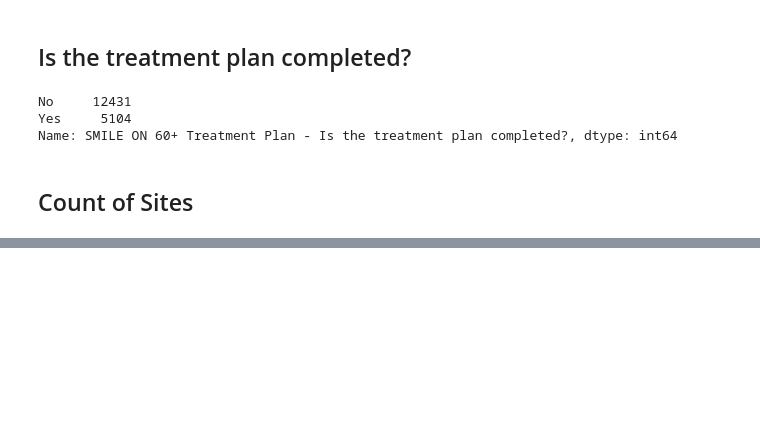
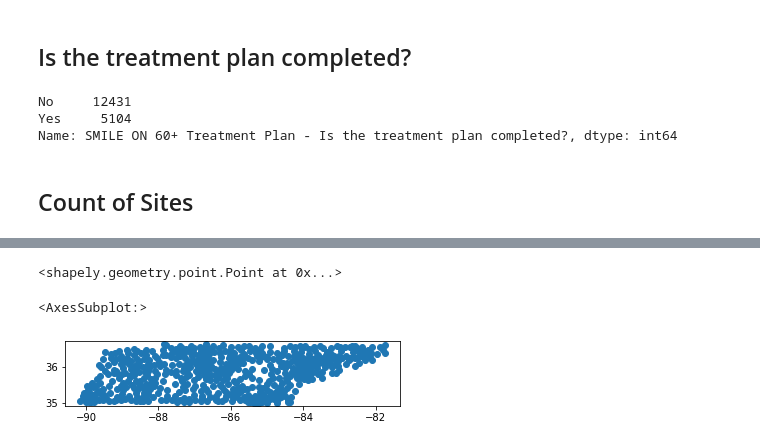
Before and after one commit to bsfcs/smile-on-black_panther, a Jupyter notebook: smile on.ipynb, the cells around one changed output, grey strips where cells are left out. Drawn from its saved outputs; the diff is of its cells as text; code cells hidden in the pictures; blank space fills up the shorter version.

```diff
--- a/smile on.ipynb
+++ b/smile on.ipynb
@@ -218,0 +401,3 @@ Name: SMILE ON 60+ Oral Care Encounter - What care was provided to the enrollee?
+# %%
+poverty = poverty.rename(columns = {'Zip Code':'zip','% Poverty Level':'poverty_level','National Rank':'national_rank'})
+poverty.head()
@@ -218,0 +445,5 @@ Name: SMILE ON 60+ Oral Care Encounter - What care was provided to the enrollee?
+# %%
+poverty['geometry'] = poverty.apply(lambda x: Point((float(x.lng),
+                                                         float(x.lat))),
+                                        axis=1)
+poverty.head(3)
@@ -218,0 +468,3 @@ Name: SMILE ON 60+ Oral Care Encounter - What care was provided to the enrollee?
+# %%
+poverty.crs = "EPSG:4326"
+print(poverty.crs)
@@ -218,0 +491,3 @@ Name: SMILE ON 60+ Oral Care Encounter - What care was provided to the enrollee?
+# %%
+poverty = gpd.GeoDataFrame(poverty)
+poverty.info()
@@ -218,0 +510,9 @@ Name: SMILE ON 60+ Oral Care Encounter - What care was provided to the enrollee?
+# %%
+poverty.loc[0,'geometry']
+# %% [output]
+<shapely.geometry.point.Point at 0x...>
+# %%
+poverty.plot()
+# %% [output]
+<AxesSubplot:>
+[figure, added]
```
Also changed, not shown: parts of 38 cells of this notebook.
